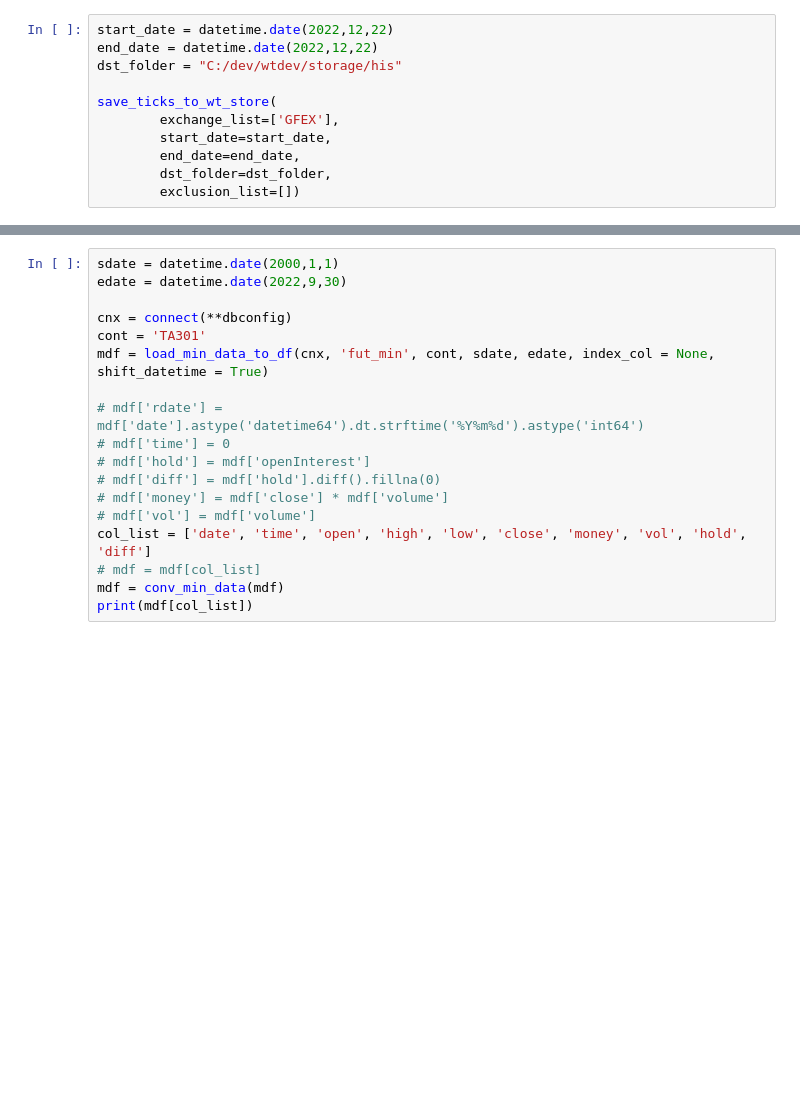
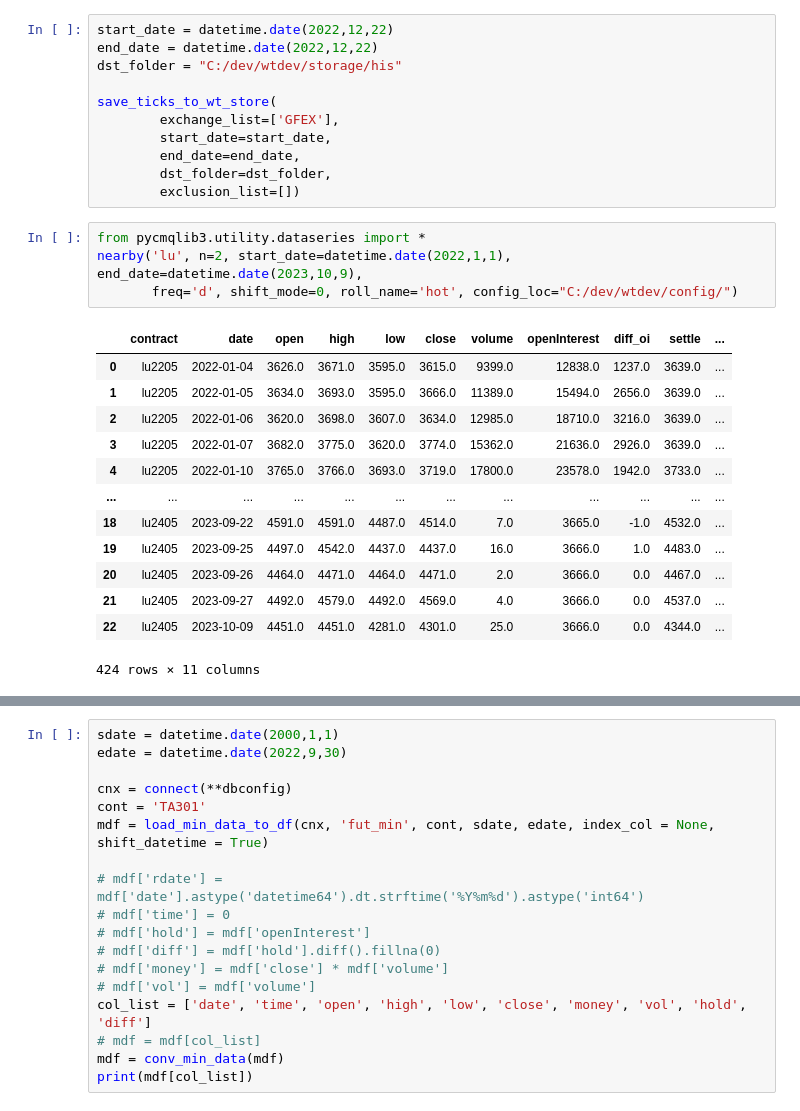
Before and after one commit to harvey1673/pyktrader3, a Jupyter notebook: bktest/data conversion to wtpy.ipynb, the cells around one changed output, grey strips where cells are left out. Cells and saved outputs as stored; diff of their text form; blank space fills up the shorter version.

```diff
--- a/bktest/data conversion to wtpy.ipynb
+++ b/bktest/data conversion to wtpy.ipynb
@@ -112,5 +312,23 @@ save_ticks_to_wt_store(
         end_date=end_date,
         dst_folder=dst_folder,
         exclusion_list=[])
+# %%
+from pycmqlib3.utility.dataseries import *
+nearby('lu', n=2, start_date=datetime.date(2022,1,1), end_date=datetime.date(2023,10,9),
+       freq='d', shift_mode=0, roll_name='hot', config_loc="C:/dev/wtdev/config/")
+# %% [output]
+|  | contract | date | open | high | low | close | volume | openInterest | diff_oi | settle | ... |
+| 0 | lu2205 | 2022-01-04 | 3626.0 | 3671.0 | 3595.0 | 3615.0 | 9399.0 | 12838.0 | 1237.0 | 3639.0 | ... |
+| 1 | lu2205 | 2022-01-05 | 3634.0 | 3693.0 | 3595.0 | 3666.0 | 11389.0 | 15494.0 | 2656.0 | 3639.0 | ... |
+| 2 | lu2205 | 2022-01-06 | 3620.0 | 3698.0 | 3607.0 | 3634.0 | 12985.0 | 18710.0 | 3216.0 | 3639.0 | ... |
+| 3 | lu2205 | 2022-01-07 | 3682.0 | 3775.0 | 3620.0 | 3774.0 | 15362.0 | 21636.0 | 2926.0 | 3639.0 | ... |
+| 4 | lu2205 | 2022-01-10 | 3765.0 | 3766.0 | 3693.0 | 3719.0 | 17800.0 | 23578.0 | 1942.0 | 3733.0 | ... |
+| ... | ... | ... | ... | ... | ... | ... | ... | ... | ... | ... | ... |
+| 18 | lu2405 | 2023-09-22 | 4591.0 | 4591.0 | 4487.0 | 4514.0 | 7.0 | 3665.0 | -1.0 | 4532.0 | ... |
+| 19 | lu2405 | 2023-09-25 | 4497.0 | 4542.0 | 4437.0 | 4437.0 | 16.0 | 3666.0 | 1.0 | 4483.0 | ... |
+| 20 | lu2405 | 2023-09-26 | 4464.0 | 4471.0 | 4464.0 | 4471.0 | 2.0 | 3666.0 | 0.0 | 4467.0 | ... |
+| 21 | lu2405 | 2023-09-27 | 4492.0 | 4579.0 | 4492.0 | 4569.0 | 4.0 | 3666.0 | 0.0 | 4537.0 | ... |
+| 22 | lu2405 | 2023-10-09 | 4451.0 | 4451.0 | 4281.0 | 4301.0 | 25.0 | 3666.0 | 0.0 | 4344.0 | ... |
+424 rows × 11 columns
 # %%
 period = 'day'
```
Also changed, not shown: parts of 23 cells of this notebook, 5 other files.
